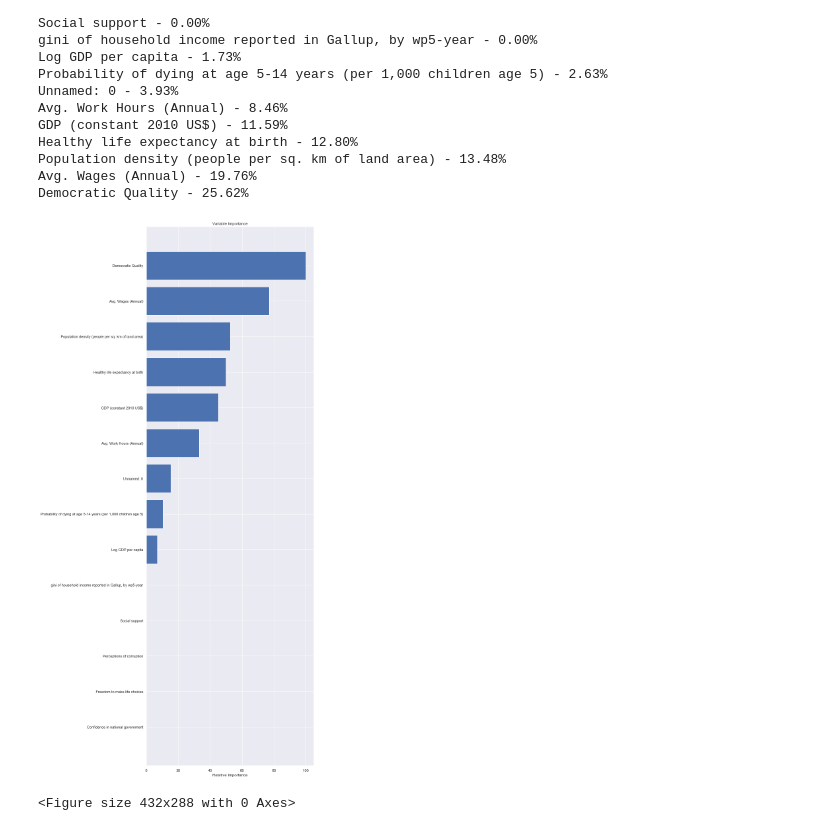
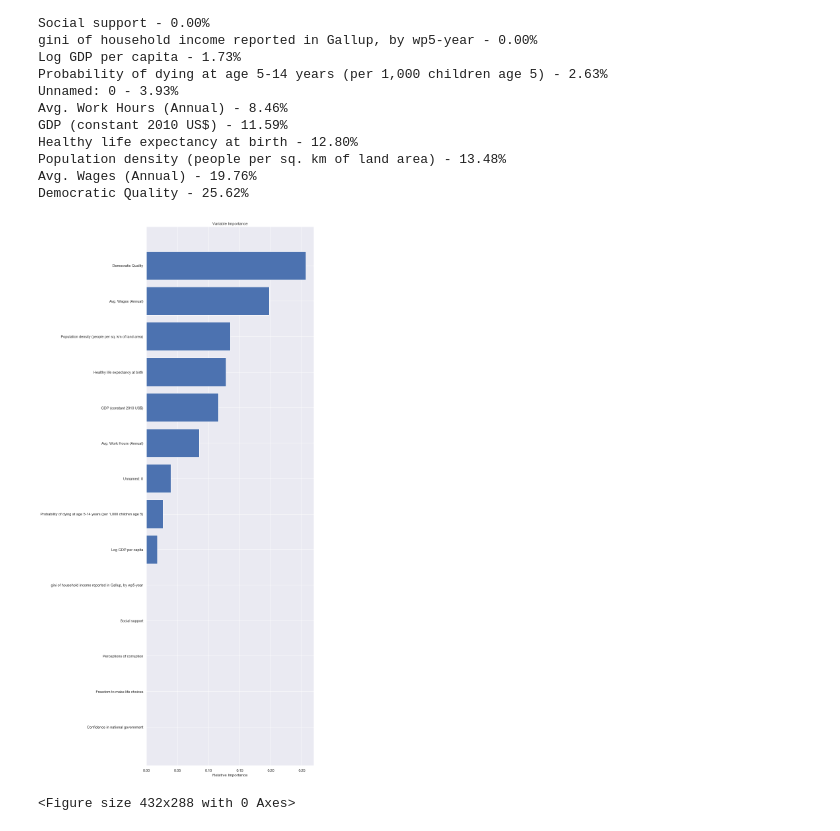
Before and after one commit to JosefinaAureaAmaro/04_Project_Python_MachineLearning, a Jupyter notebook: static/py/Gradient Boost Model.ipynb, the cells around one changed output. Drawn from its saved outputs; the diff is of its cells as text; code cells hidden in the pictures.

Commit message:
plotted the features from gb model

```diff
--- a/static/py/Gradient Boost Model.ipynb
+++ b/static/py/Gradient Boost Model.ipynb
@@ -174,17 +174,17 @@ joblib.dump(xgb_clf, 'xgb_classifier_model.pkl')
 # %% [output]
 ['xgb_classifier_model.pkl']
 # %%
-model = joblib.load('xgb_classifier_model.pkl')
+model2 = joblib.load('xgb_classifier_model.pkl')
 
 # Create a numpy array based on the model's feature importances
-importance = model.feature_importances_
+importances = model2.feature_importances_
 
 # Sort the feature labels based on the feature importance rankings from the model
-feauture_indexes_by_importance = importance.argsort()
+feauture_indexes_by_importances = importances.argsort()
 
 # Print each feature label, from most important to least important (reverse order)
-for index in feauture_indexes_by_importance:
-    print("{} - {:.2f}%".format(feature_names[index], (importance[index] * 100.0)))
+for index in feauture_indexes_by_importances:
+    print("{} - {:.2f}%".format(feature_names[index], (importances[index] * 100.0)))
 # %% [output]
 Confidence in national government - 0.00%
 Freedom to make life choices - 0.00%
@@ -202,20 +202,20 @@ Avg. Wages (Annual) - 19.76%
 Democratic Quality - 25.62%
 # %%
 # Plot feature importance
-feature_importance = model.feature_importances_
+feature_importances = model2.feature_importances_
 # make importances relative to max importance
-feature_importance = 100.0 * (feature_importance / feature_importance.max())
-sorted_idx = np.argsort(feature_importance)
+feature_importance = 100.0 * (feature_importances / feature_importances.max())
+sorted_idx = np.argsort(feature_importances)
 pos = np.arange(sorted_idx.shape[0]) + .5
 plt.figure(figsize=(20, 30))
 plt.subplot(1, 2, 2)
 
-plt.barh(pos, feature_importance[sorted_idx], align='center')
+plt.barh(pos, feature_importances[sorted_idx], align='center')
 plt.yticks(pos, feature_names[sorted_idx])
 plt.xlabel('Relative Importance')
 plt.title('Variable Importance')
 plt.show()
-plt.savefig('xgb_classifier_feature_importance.png')
+plt.savefig('xgb_classifier_feature_importances.jpg')
 # %% [output]
-[figure, old version]
+[figure, new version]
 <Figure size 432x288 with 0 Axes>
```
Also changed, not shown: parts of 1 cell of this notebook, 4 other files.
